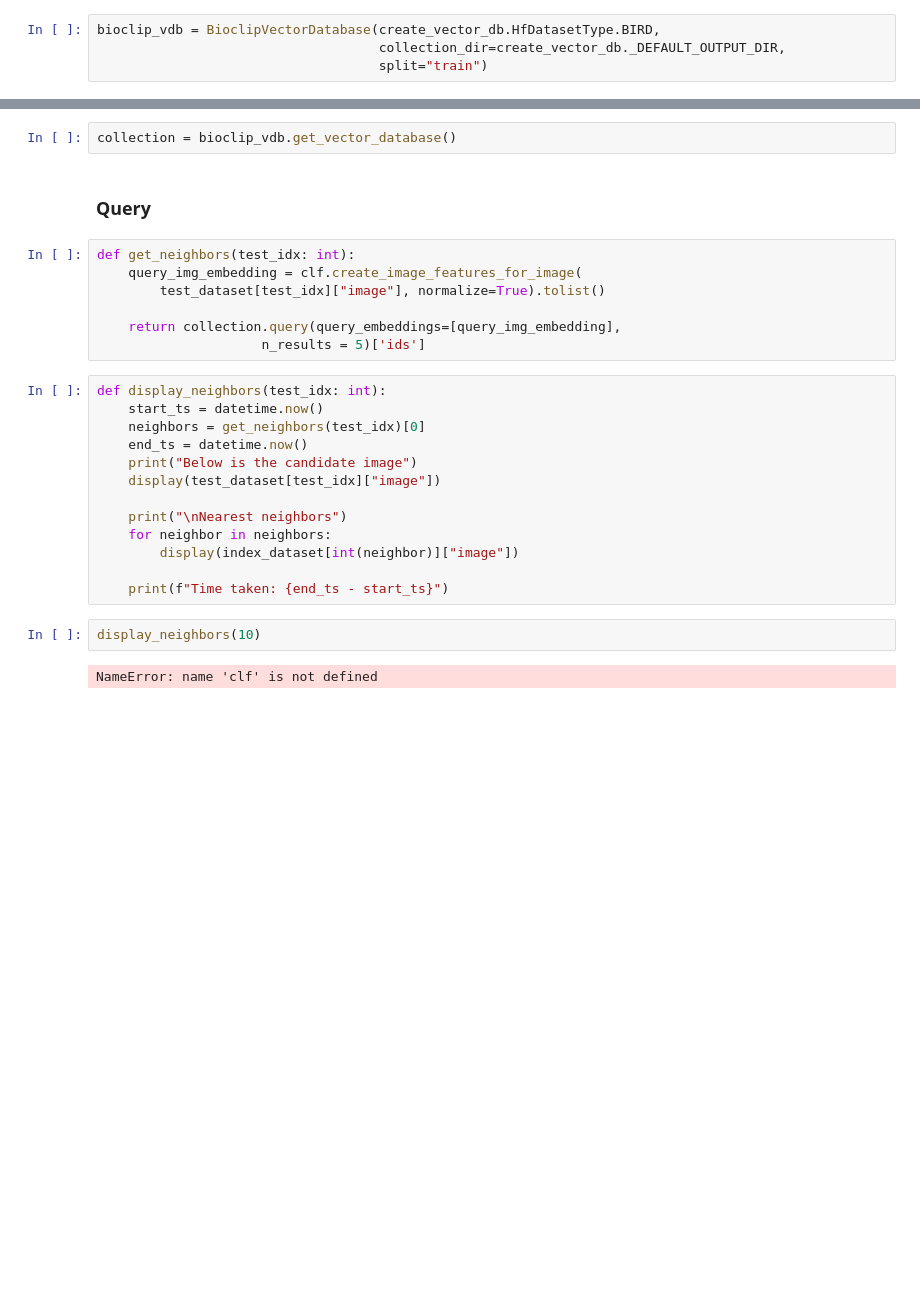
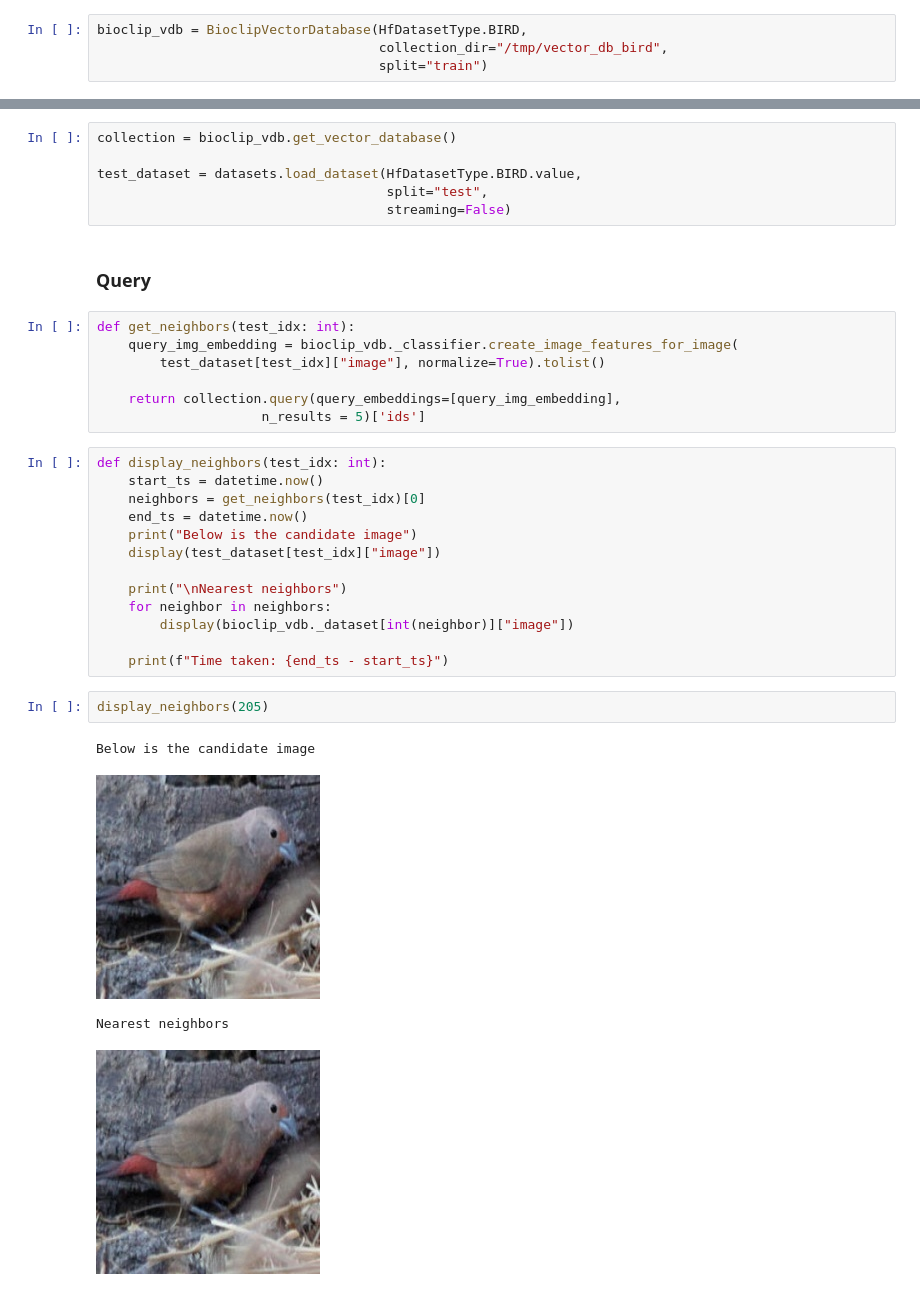
Before and after one commit to Imageomics/bioclip-vector-db, a Jupyter notebook: chromadb-demo.ipynb, the cells around one changed output, grey strips where cells are left out. Saved outputs shown, nothing was run; the diff lists cells and outputs as text; blank space fills up the shorter version.

```diff
--- a/chromadb-demo.ipynb
+++ b/chromadb-demo.ipynb
@@ -13,7 +14,7 @@ from bioclip_vector_db import BioclipVectorDatabase
 [notice] A new release of pip is available: 25.0 -> 25.0.1
 [notice] To update, run: /opt/homebrew/Cellar/jupyterlab/4.3.5/libexec/bin/python -m pip install --upgrade pip
 # %%
-bioclip_vdb = BioclipVectorDatabase(create_vector_db.HfDatasetType.BIRD,
-                                    collection_dir=create_vector_db._DEFAULT_OUTPUT_DIR,
+bioclip_vdb = BioclipVectorDatabase(HfDatasetType.BIRD,
+                                    collection_dir="/tmp/vector_db_bird",
                                     split="train")
 # %% [output]
@@ -29,10 +31,14 @@ bioclip_vdb.load_database(reset=True)
 # %%
 collection = bioclip_vdb.get_vector_database()
+
+test_dataset = datasets.load_dataset(HfDatasetType.BIRD.value,
+                                     split="test",
+                                     streaming=False)
 # %% [markdown]
 ### Query
 # %%
 def get_neighbors(test_idx: int):
-    query_img_embedding = clf.create_image_features_for_image(
+    query_img_embedding = bioclip_vdb._classifier.create_image_features_for_image(
         test_dataset[test_idx]["image"], normalize=True).tolist()
 
     return collection.query(query_embeddings=[query_img_embedding],
@@ -47,10 +53,13 @@ def display_neighbors(test_idx: int):
 
     print("\nNearest neighbors")
     for neighbor in neighbors:
-        display(index_dataset[int(neighbor)]["image"])
+        display(bioclip_vdb._dataset[int(neighbor)]["image"])
 
     print(f"Time taken: {end_ts - start_ts}")
 # %%
-display_neighbors(10)
+display_neighbors(205)
 # %% [output]
-NameError: name 'clf' is not defined
+Below is the candidate image
+[figure, added]
+Nearest neighbors
+[figure, added]
```
Also changed, not shown: parts of 4 cells of this notebook.
